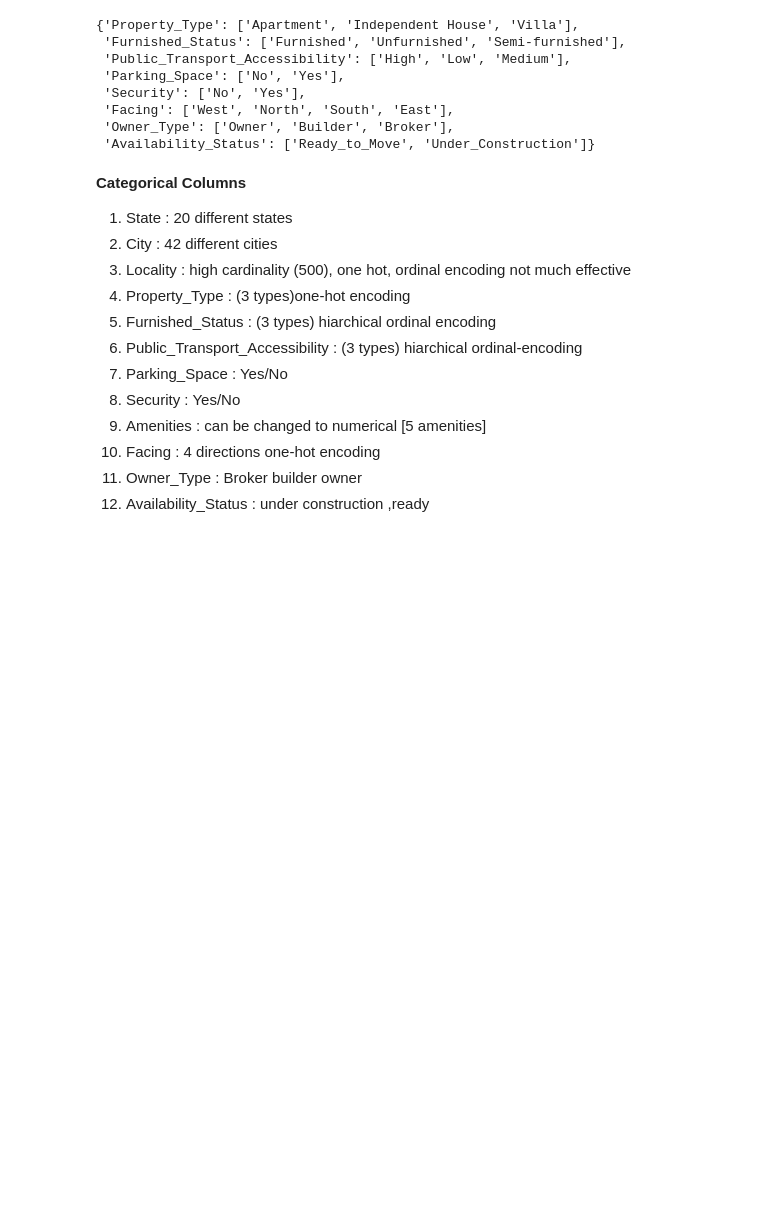
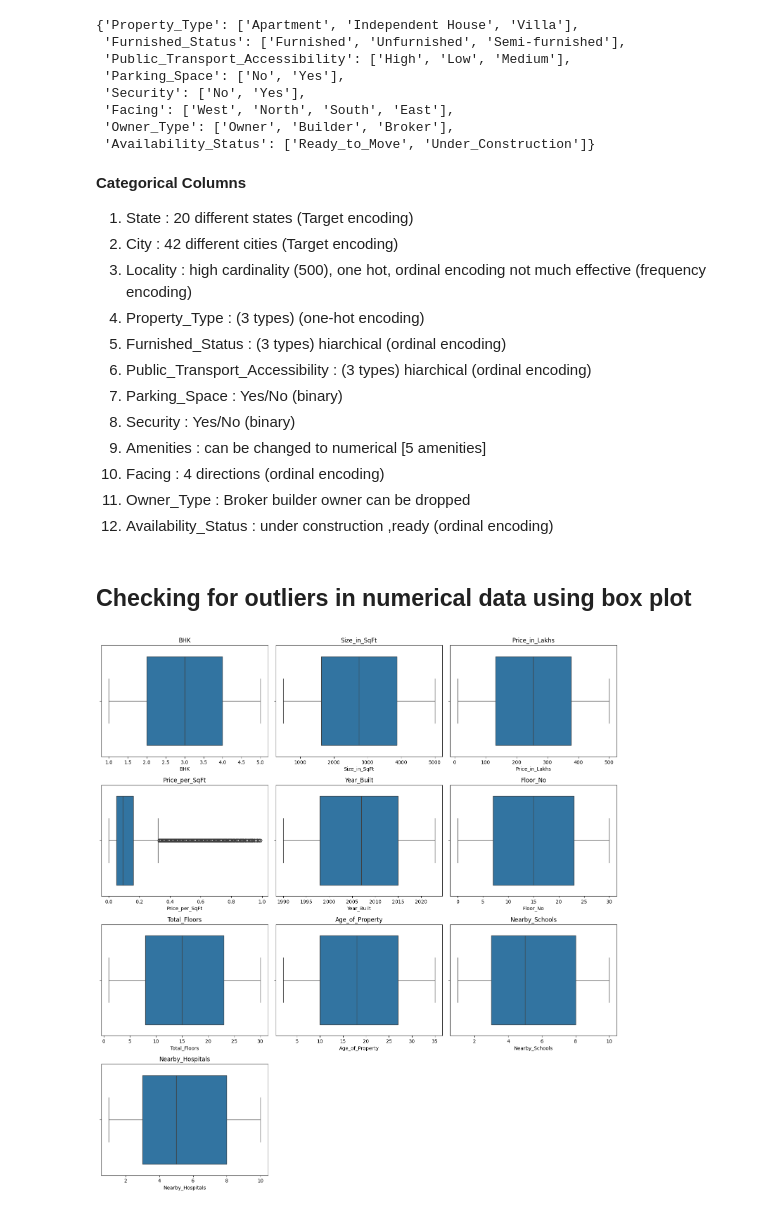
Before and after one commit to springboardmentor425/B-13-RealtyAI-Smart-Real-Estate-Insight-Platform, a Jupyter notebook: notebooks/Exploratory Data Analysis.ipynb, the cells around one changed output. Saved outputs shown, nothing was run; the diff lists cells and outputs as text; code cells hidden in the pictures; blank space fills up the shorter version.

Commit message:
Outliers checking

```diff
--- a/notebooks/Exploratory Data Analysis.ipynb
+++ b/notebooks/Exploratory Data Analysis.ipynb
@@ -247,15 +250,37 @@ category_dict
  'Availability_Status': ['Ready_to_Move', 'Under_Construction']}
 # %% [markdown]
 **Categorical Columns**
-1. State                              : 20 different states
-2. City                               : 42 different cities
-3. Locality                           : high cardinality (500), one hot, ordinal encoding not much effective
-4. Property_Type                      : (3 types)one-hot encoding
-5. Furnished_Status                   : (3 types) hiarchical ordinal encoding
-6. Public_Transport_Accessibility     : (3 types) hiarchical ordinal-encoding
-7.  Parking_Space                     : Yes/No
-8.  Security                          : Yes/No
+1. State                              : 20 different states (Target encoding)
+2. City                               : 42 different cities (Target encoding)
+3. Locality                           : high cardinality (500), one hot, ordinal encoding not much effective (frequency encoding)
+4. Property_Type                      : (3 types) (one-hot encoding)
+5. Furnished_Status                   : (3 types) hiarchical (ordinal encoding)
+6. Public_Transport_Accessibility     : (3 types) hiarchical (ordinal encoding)
+7.  Parking_Space                     : Yes/No (binary)
+8.  Security                          : Yes/No (binary)
 9.  Amenities                         : can be changed to numerical [5 amenities]
-10.  Facing                           : 4 directions one-hot encoding
-11.  Owner_Type                       : Broker builder owner
-12.  Availability_Status              : under construction ,ready
+10.  Facing                           : 4 directions (ordinal encoding)
+11.  Owner_Type                       : Broker builder owner can be dropped
+12.  Availability_Status              : under construction ,ready (ordinal encoding)
+# %% [markdown]
+## Checking for outliers in numerical data using box plot
+# %%
+import math
+n_cols = 3
+n_rows = math.ceil(len(numerical_cols) / n_cols)
+
+fig, axes = plt.subplots(n_rows, n_cols, figsize=(5*n_cols, 4*n_rows))
+
+axes = axes.flatten()
+
+for i, col in enumerate(numerical_cols):
+    sns.boxplot(x=df[col], ax=axes[i])
+    axes[i].set_title(col)
+
+for j in range(i+1, len(axes)):
+    fig.delaxes(axes[j])
+
+plt.tight_layout()
+plt.show()
+# %% [output]
+[figure, added]
```
Also changed, not shown: parts of 2 cells of this notebook.
